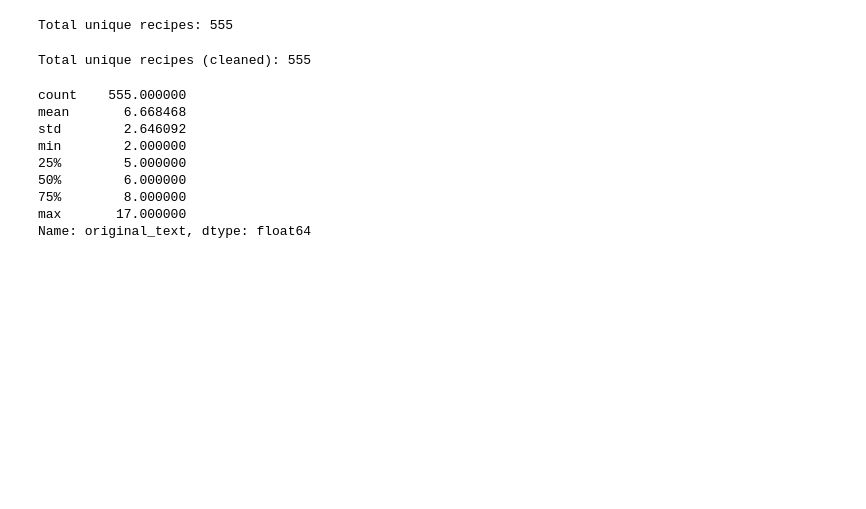
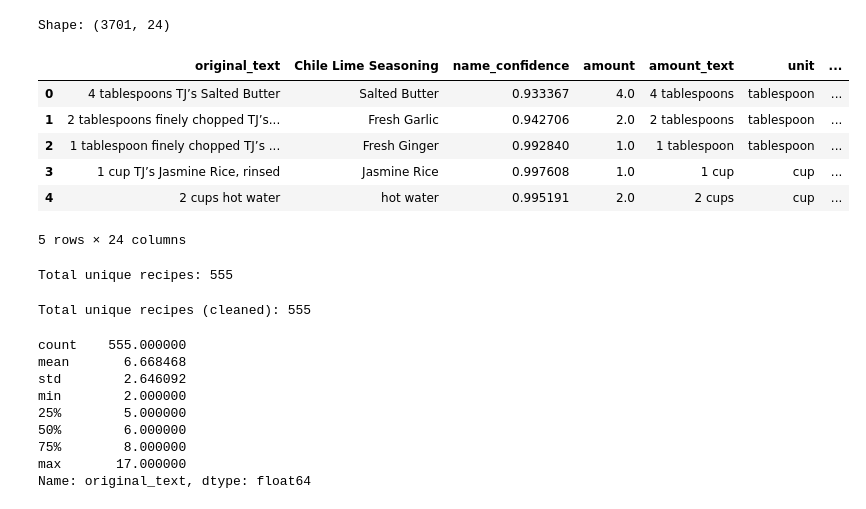
Before and after one commit to btschmid95/team-no-food-waste-for-you, a Jupyter notebook: testing/ingredient_recipe_loss_exploration.ipynb, the cells around one changed output. Drawn from its saved outputs; the diff is of its cells as text; code cells hidden in the pictures; blank space fills up the shorter version.

```diff
--- a/testing/ingredient_recipe_loss_exploration.ipynb
+++ b/testing/ingredient_recipe_loss_exploration.ipynb
@@ -19,3 +23,21 @@ Shape: (3701, 24)
+# %%
+import pandas as pd
+import matplotlib.pyplot as plt
+
+path = r"C:\Users\broth\Documents\GitHub\team-no-food-waste-for-you\data\Mapped_all_ingredients_enhanced-context-corrected_final.xlsx"
+df = pd.read_excel(path)
+
+print("Shape:", df.shape)
+df.head()
+# %% [output]
+Shape: (3701, 24)
+|  | original_text | Chile Lime Seasoning | name_confidence | amount | amount_text | unit | ... |
+| 0 | 4 tablespoons TJ’s Salted Butter | Salted Butter | 0.933367 | 4.0 | 4 tablespoons | tablespoon | ... |
+| 1 | 2 tablespoons finely chopped TJ’s... | Fresh Garlic | 0.942706 | 2.0 | 2 tablespoons | tablespoon | ... |
+| 2 | 1 tablespoon finely chopped TJ’s ... | Fresh Ginger | 0.992840 | 1.0 | 1 tablespoon | tablespoon | ... |
+| 3 | 1 cup TJ’s Jasmine Rice, rinsed | Jasmine Rice | 0.997608 | 1.0 | 1 cup | cup | ... |
+| 4 | 2 cups hot water | hot water | 0.995191 | 2.0 | 2 cups | cup | ... |
+5 rows × 24 columns
 # %%
 num_recipes = df['recipe_title'].nunique()
 print(f"Total unique recipes: {num_recipes}")
```
Also changed, not shown: parts of 1 cell of this notebook, 1 other file.
